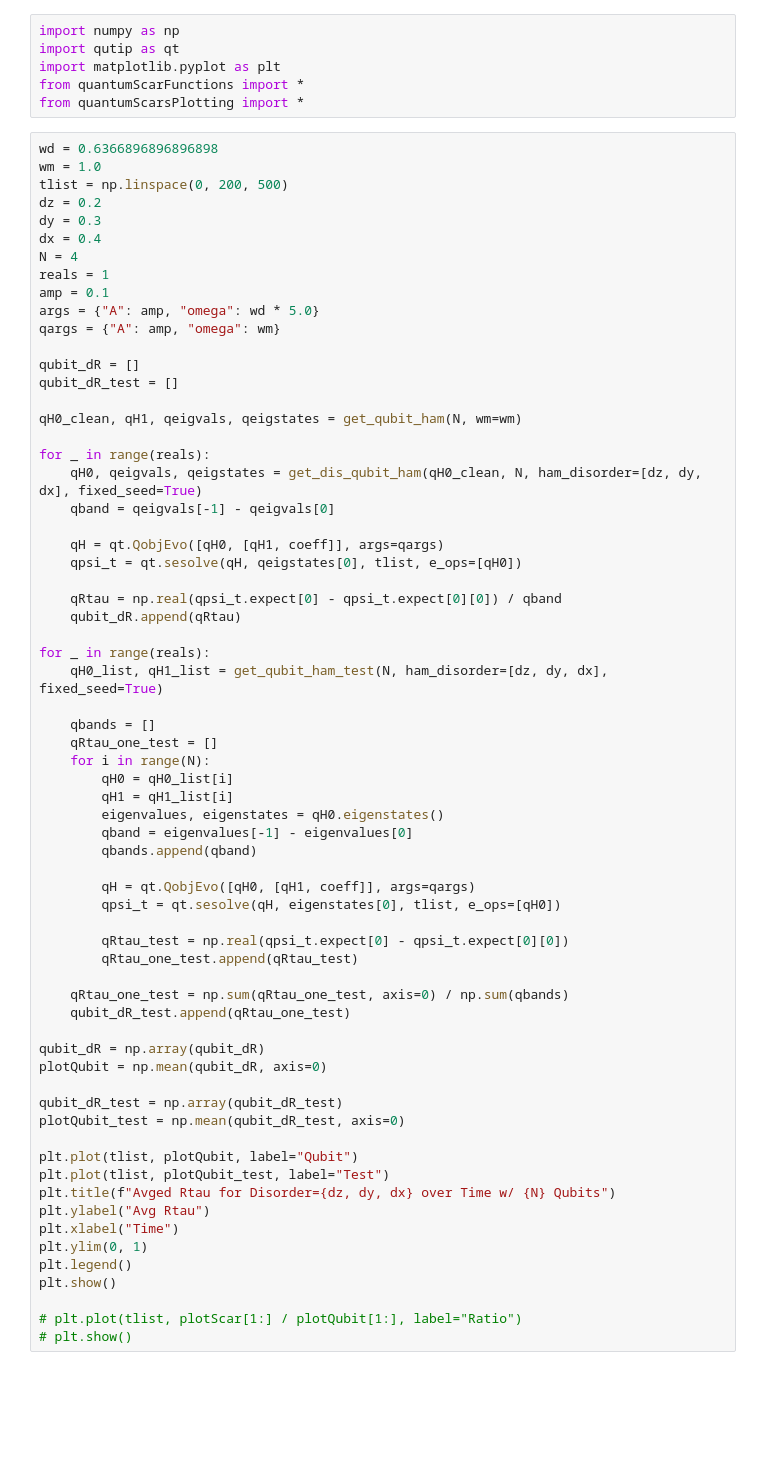
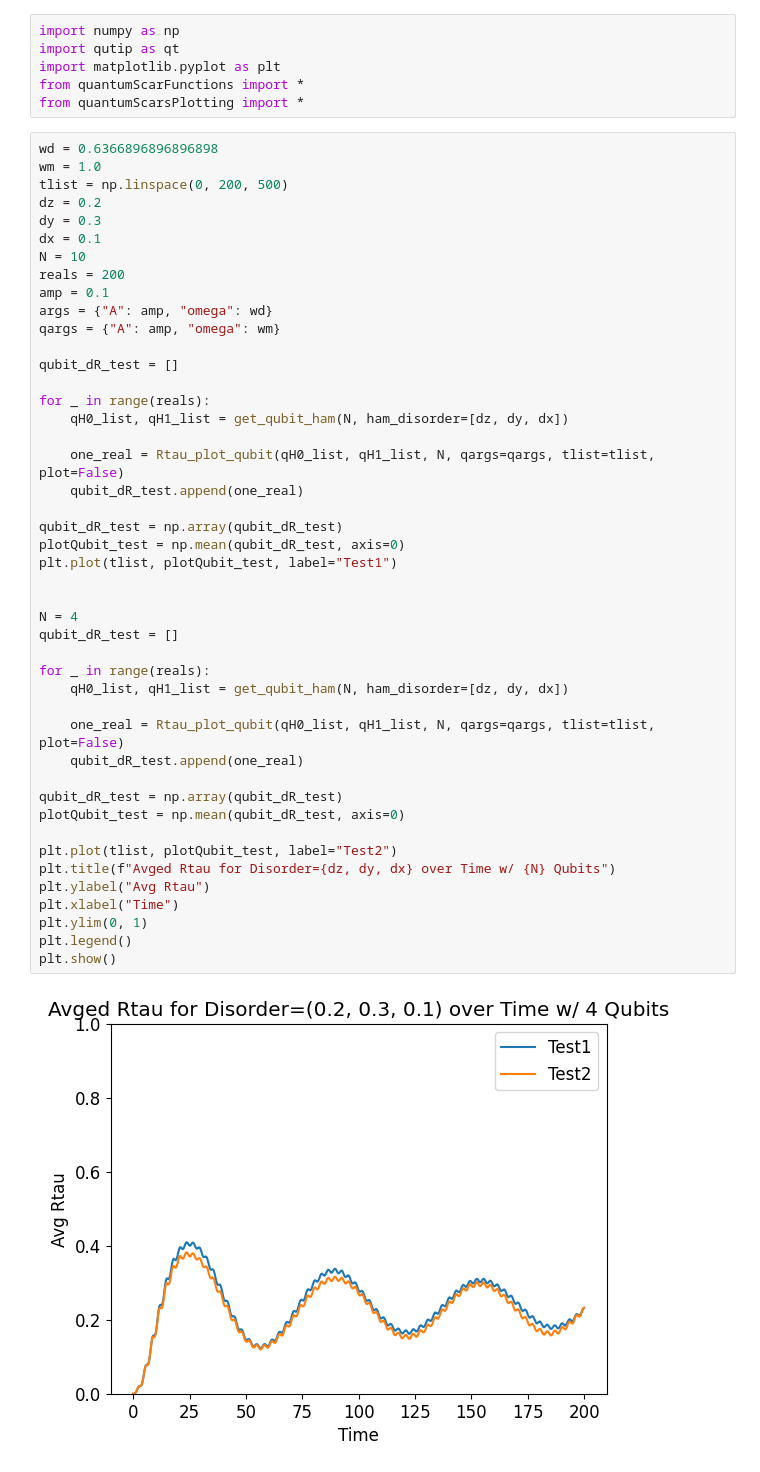
Before and after one commit to Idden/Quantum-Internship, a Jupyter notebook: Quantum_Batteries_Scars/disorder_tests/simple_disorder.ipynb, the cells around one changed output. Drawn from its saved outputs; the diff is of its cells as text; blank space fills up the shorter version.

Commit message:
indv qubit

```diff
--- a/Quantum_Batteries_Scars/disorder_tests/simple_disorder.ipynb
+++ b/Quantum_Batteries_Scars/disorder_tests/simple_disorder.ipynb
@@ -7,67 +7,47 @@ from quantumScarsPlotting import *
 # %%
 wd = 0.6366896896896898
 wm = 1.0
 tlist = np.linspace(0, 200, 500)
 dz = 0.2
 dy = 0.3
-dx = 0.4
-N = 4
-reals = 1
+dx = 0.1
+N = 10
+reals = 200
 amp = 0.1
-args = {"A": amp, "omega": wd * 5.0}
+args = {"A": amp, "omega": wd}
 qargs = {"A": amp, "omega": wm}
 
-qubit_dR = []
 qubit_dR_test = []
 
-qH0_clean, qH1, qeigvals, qeigstates = get_qubit_ham(N, wm=wm)
+for _ in range(reals):
+    qH0_list, qH1_list = get_qubit_ham(N, ham_disorder=[dz, dy, dx])
+
+    one_real = Rtau_plot_qubit(qH0_list, qH1_list, N, qargs=qargs, tlist=tlist, plot=False)
+    qubit_dR_test.append(one_real)
+
+qubit_dR_test = np.array(qubit_dR_test)
+plotQubit_test = np.mean(qubit_dR_test, axis=0)
+plt.plot(tlist, plotQubit_test, label="Test1")
+
+
+N = 4
+qubit_dR_test = []
 
 for _ in range(reals):
-    qH0, qeigvals, qeigstates = get_dis_qubit_ham(qH0_clean, N, ham_disorder=[dz, dy, dx], fixed_seed=True)
-    qband = qeigvals[-1] - qeigvals[0]
+    qH0_list, qH1_list = get_qubit_ham(N, ham_disorder=[dz, dy, dx])
 
-    qH = qt.QobjEvo([qH0, [qH1, coeff]], args=qargs)
-    qpsi_t = qt.sesolve(qH, qeigstates[0], tlist, e_ops=[qH0])
-
-    qRtau = np.real(qpsi_t.expect[0] - qpsi_t.expect[0][0]) / qband
-    qubit_dR.append(qRtau)
-
-for _ in range(reals):
-    qH0_list, qH1_list = get_qubit_ham_test(N, ham_disorder=[dz, dy, dx], fixed_seed=True)
-
-    qbands = []
-    qRtau_one_test = []
-    for i in range(N):
-        qH0 = qH0_list[i]
-        qH1 = qH1_list[i]
-        eigenvalues, eigenstates = qH0.eigenstates()
-        qband = eigenvalues[-1] - eigenvalues[0]
-        qbands.append(qband)
-
-        qH = qt.QobjEvo([qH0, [qH1, coeff]], args=qargs)
-        qpsi_t = qt.sesolve(qH, eigenstates[0], tlist, e_ops=[qH0])
-
-        qRtau_test = np.real(qpsi_t.expect[0] - qpsi_t.expect[0][0])
-        qRtau_one_test.append(qRtau_test)
-
-    qRtau_one_test = np.sum(qRtau_one_test, axis=0) / np.sum(qbands)
-    qubit_dR_test.append(qRtau_one_test)
-
-qubit_dR = np.array(qubit_dR)
-plotQubit = np.mean(qubit_dR, axis=0)
+    one_real = Rtau_plot_qubit(qH0_list, qH1_list, N, qargs=qargs, tlist=tlist, plot=False)
+    qubit_dR_test.append(one_real)
 
 qubit_dR_test = np.array(qubit_dR_test)
 plotQubit_test = np.mean(qubit_dR_test, axis=0)
 
-plt.plot(tlist, plotQubit, label="Qubit")
-plt.plot(tlist, plotQubit_test, label="Test")
+plt.plot(tlist, plotQubit_test, label="Test2")
 plt.title(f"Avged Rtau for Disorder={dz, dy, dx} over Time w/ {N} Qubits")
 plt.ylabel("Avg Rtau")
 plt.xlabel("Time")
 plt.ylim(0, 1)
 plt.legend()
 plt.show()
-
-# plt.plot(tlist, plotScar[1:] / plotQubit[1:], label="Ratio")
-# plt.show()
 # %% [output]
+[figure, new version]
```
Also changed, not shown: parts of 1 cell of this notebook, 3 other files.
